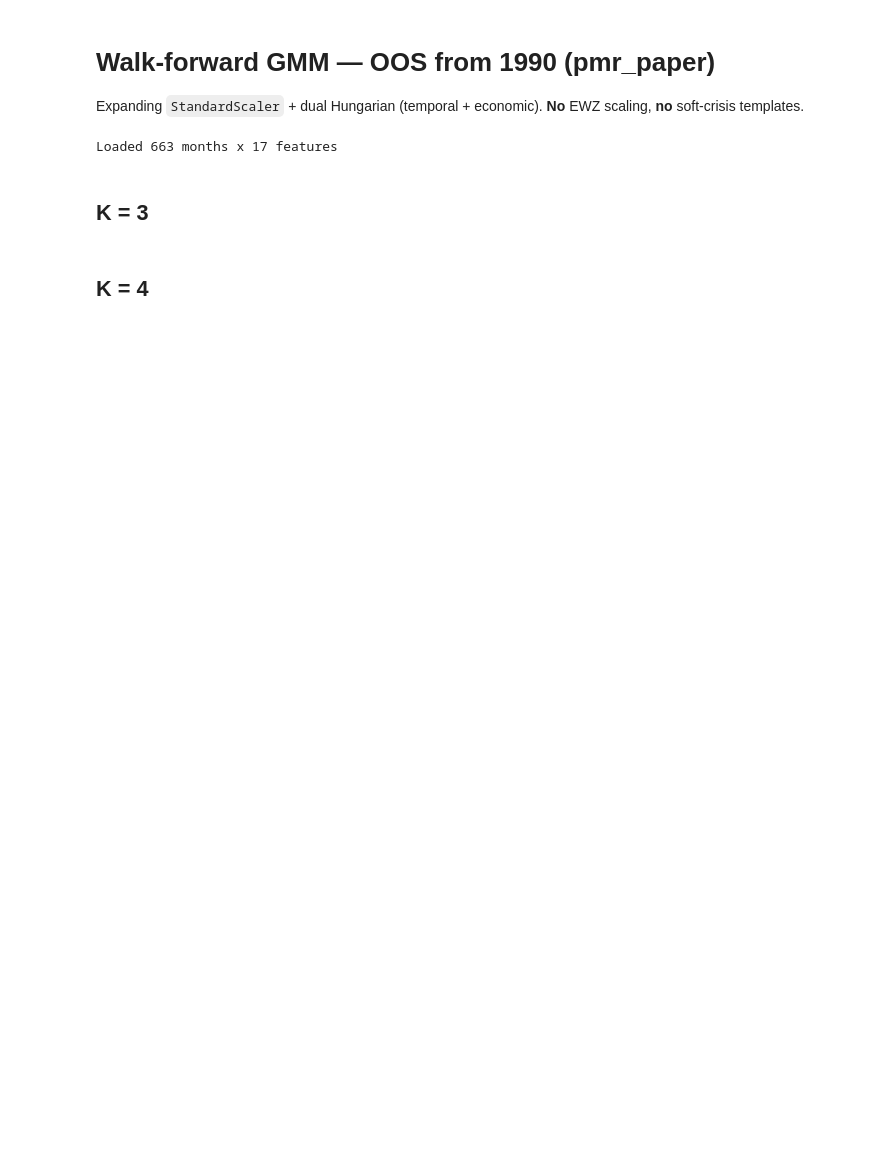
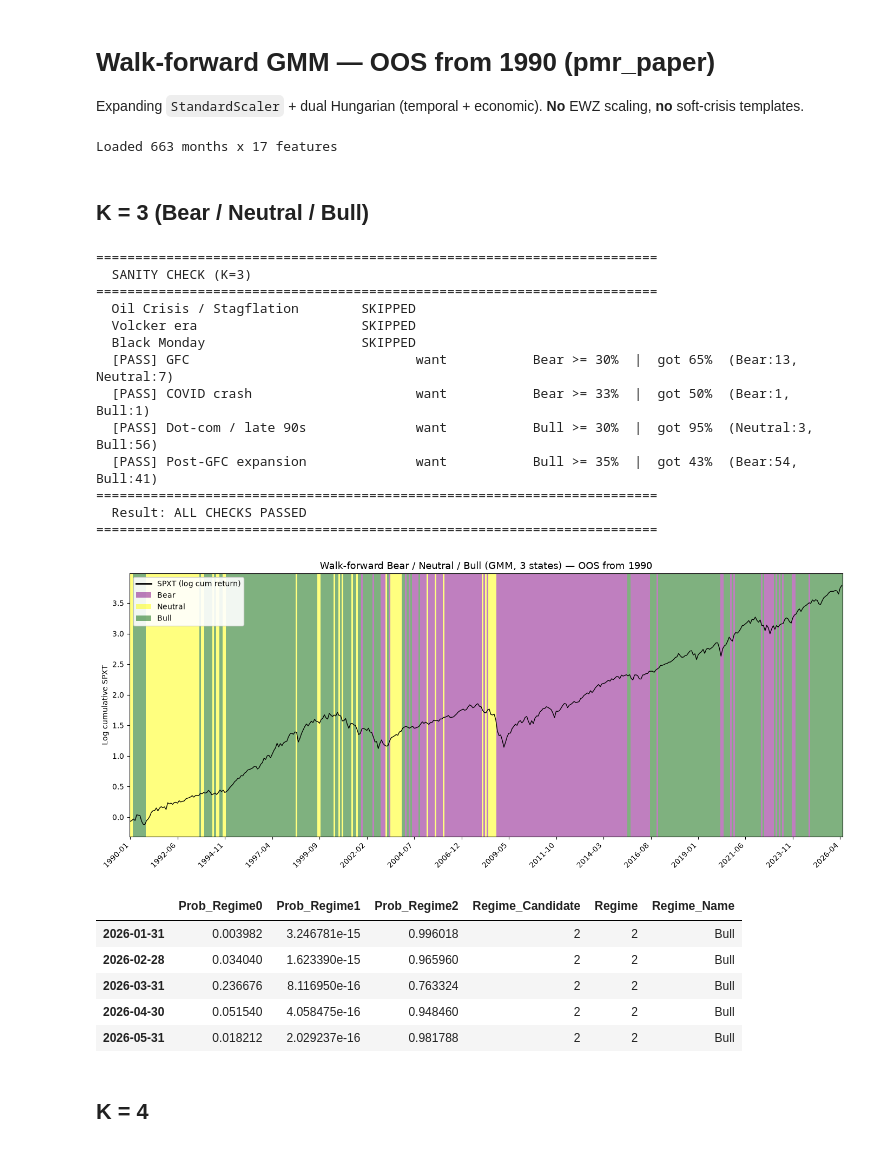
Before and after one commit to Nitmix12/Master_Thesis_ADIA, a Jupyter notebook: notebooks/models/02_walk_forward_gmm.ipynb, the cells around one changed output. Saved outputs shown, nothing was run; the diff lists cells and outputs as text; code cells hidden in the pictures; blank space fills up the shorter version.

```diff
--- a/notebooks/models/02_walk_forward_gmm.ipynb
+++ b/notebooks/models/02_walk_forward_gmm.ipynb
@@ -32,16 +32,37 @@ print(f"Loaded {features.shape[0]} months x {features.shape[1]} features")
 # %% [output]
 Loaded 663 months x 17 features
 # %% [markdown]
-## K = 3
+## K = 3 (Bear / Neutral / Bull)
 # %%
 wf3 = run_walk_forward(features, k=3, show_progress=True)
 wf3.to_csv(OUTPUT_DIR / "walk_forward_k3.csv")
 plot_walk_forward_subset(
     features, wf3, k=3,
-    title="Walk-forward regimes (GMM, 3 states) — OOS from 1990",
+    title="Walk-forward Bear / Neutral / Bull (GMM, 3 states) — OOS from 1990",
     save_path=FIGURES_DIR / "walk_forward_k3.png",
 )
 wf3.tail()
+# %% [output]
+========================================================================
+  SANITY CHECK (K=3)
+========================================================================
+  Oil Crisis / Stagflation        SKIPPED
+  Volcker era                     SKIPPED
+  Black Monday                    SKIPPED
+  [PASS] GFC                             want           Bear >= 30%  |  got 65%  (Bear:13, Neutral:7)
+  [PASS] COVID crash                     want           Bear >= 33%  |  got 50%  (Bear:1, Bull:1)
+  [PASS] Dot-com / late 90s              want           Bull >= 30%  |  got 95%  (Neutral:3, Bull:56)
+  [PASS] Post-GFC expansion              want           Bull >= 35%  |  got 43%  (Bear:54, Bull:41)
+========================================================================
+  Result: ALL CHECKS PASSED
+========================================================================
+[figure, added]
+|  | Prob_Regime0 | Prob_Regime1 | Prob_Regime2 | Regime_Candidate | Regime | Regime_Name |
+| 2026-01-31 | 0.003982 | 3.246781e-15 | 0.996018 | 2 | 2 | Bull |
+| 2026-02-28 | 0.034040 | 1.623390e-15 | 0.965960 | 2 | 2 | Bull |
+| 2026-03-31 | 0.236676 | 8.116950e-16 | 0.763324 | 2 | 2 | Bull |
+| 2026-04-30 | 0.051540 | 4.058475e-16 | 0.948460 | 2 | 2 | Bull |
+| 2026-05-31 | 0.018212 | 2.029237e-16 | 0.981788 | 2 | 2 | Bull |
 # %% [markdown]
 ## K = 4
 # %%
```
Also changed, not shown: parts of 2 cells of this notebook, 15 other files.
